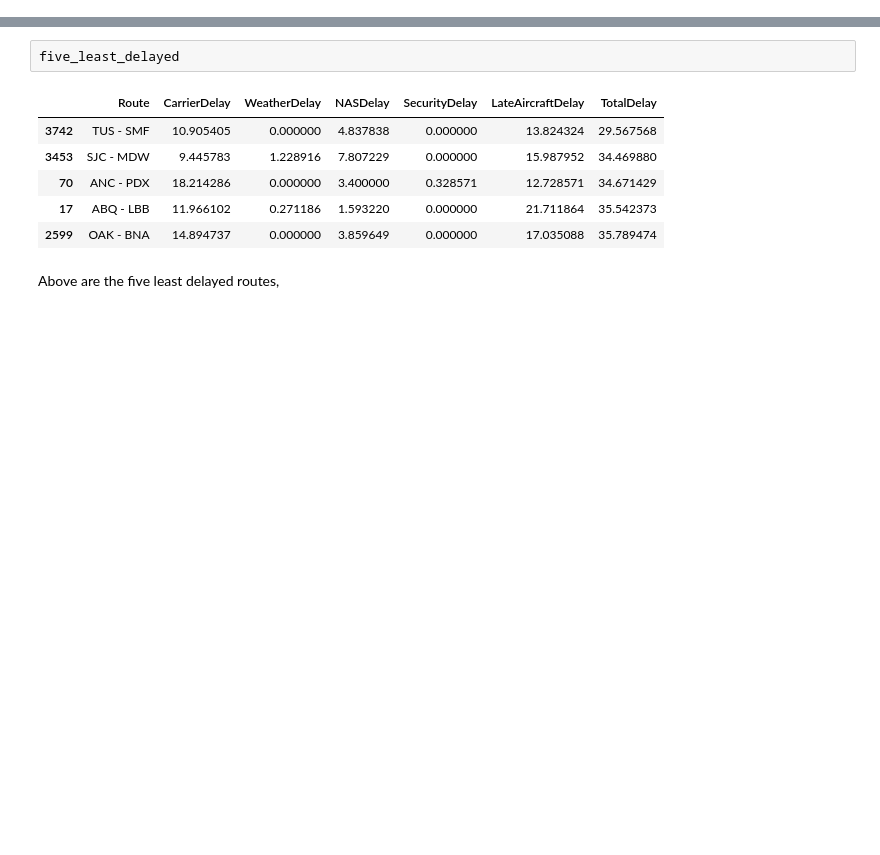
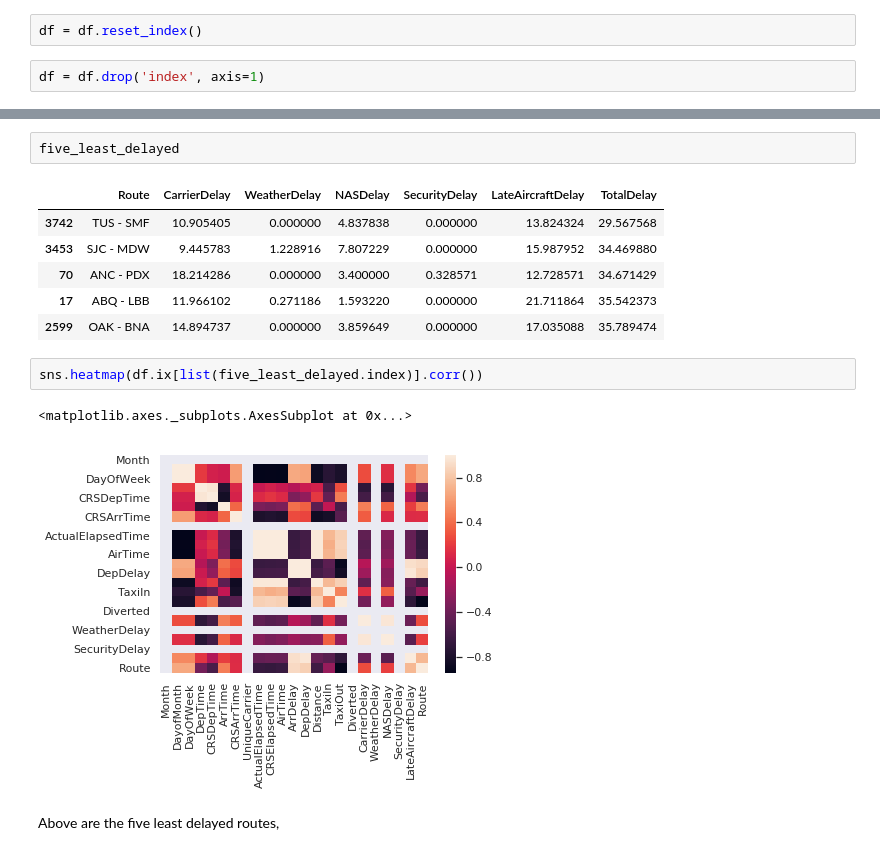
Before and after one commit to Iron-rain-inc/airline-data-blog, a Jupyter notebook: airline-data.ipynb, the cells around one changed output, grey strips where cells are left out. Cells and saved outputs as stored; diff of their text form; blank space fills up the shorter version.

```diff
--- a/airline-data.ipynb
+++ b/airline-data.ipynb
@@ -303,6 +265,10 @@ df = df.dropna()
 df['Route'].value_counts().shape
 # %% [output]
 (3781,)
+# %%
+df = df.reset_index()
+# %%
+df = df.drop('index', axis=1)
 # %%
 delay_by_route = (df.groupby('Route', as_index=False)
        .agg({'CarrierDelay':'mean', 'WeatherDelay':'mean','NASDelay':'mean','SecurityDelay':'mean','LateAircraftDelay':'mean'}))
@@ -320,6 +286,11 @@ five_least_delayed
 | 70 | ANC - PDX | 18.214286 | 0.000000 | 3.400000 | 0.328571 | 12.728571 | 34.671429 |
 | 17 | ABQ - LBB | 11.966102 | 0.271186 | 1.593220 | 0.000000 | 21.711864 | 35.542373 |
 | 2599 | OAK - BNA | 14.894737 | 0.000000 | 3.859649 | 0.000000 | 17.035088 | 35.789474 |
+# %%
+sns.heatmap(df.ix[list(five_least_delayed.index)].corr())
+# %% [output]
+<matplotlib.axes._subplots.AxesSubplot at 0x...>
+[figure, added]
 # %% [markdown]
 Above are the five least delayed routes,
 # %%
```
Also changed, not shown: parts of 62 cells of this notebook, 2 other files.
